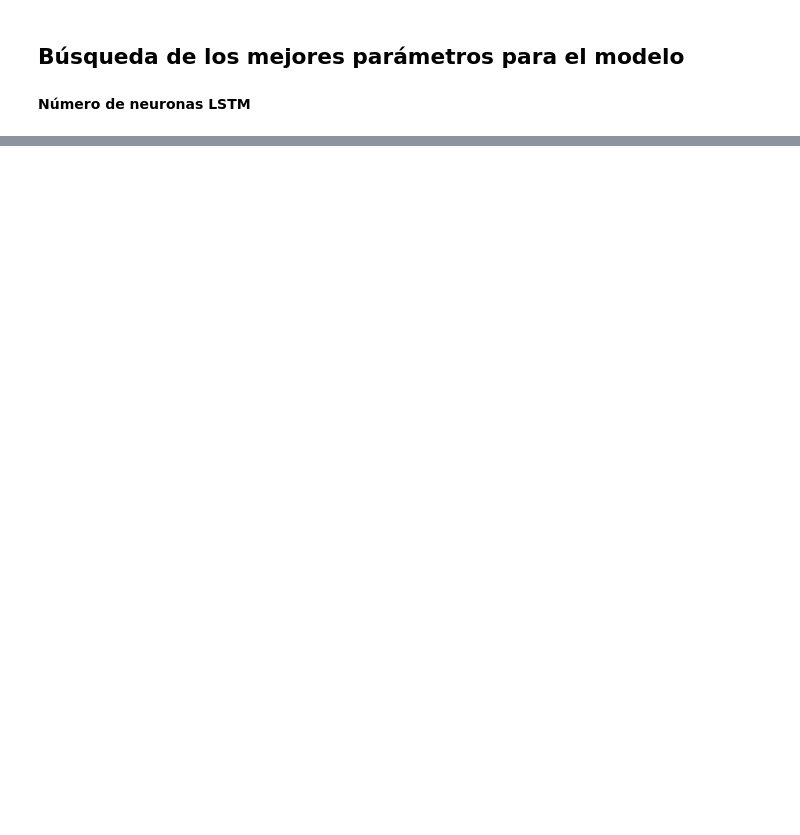
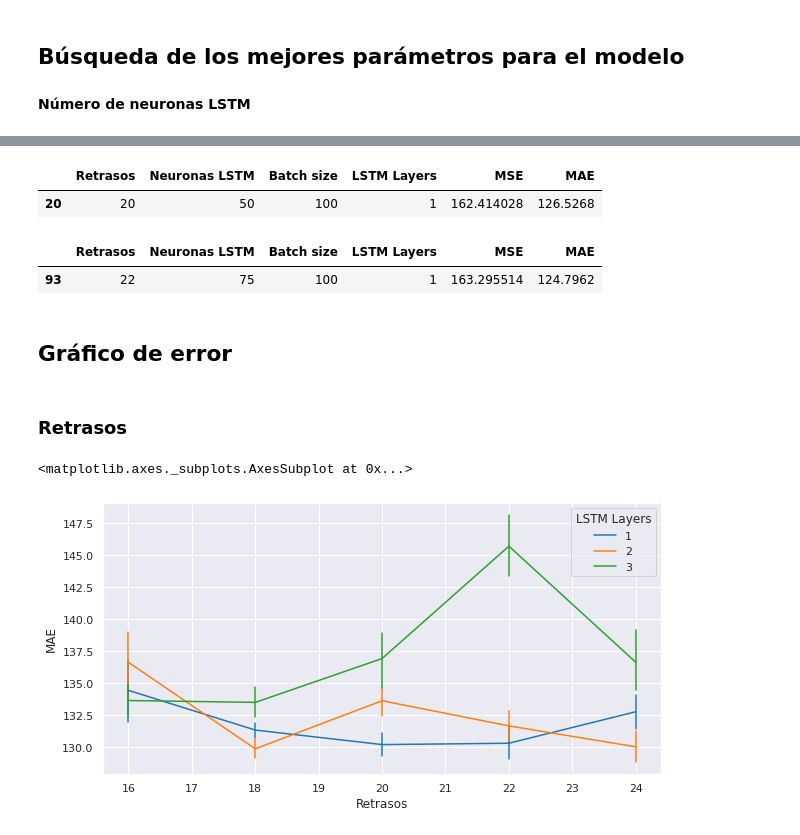
Before and after one commit to danielTeniente/SolarTimeSeries, a Jupyter notebook: Creacion_modelos/Udla9.ipynb, the cells around one changed output, grey strips where cells are left out. Saved outputs shown, nothing was run; the diff lists cells and outputs as text; code cells hidden in the pictures; blank space fills up the shorter version.

```diff
--- a/Creacion_modelos/Udla9.ipynb
+++ b/Creacion_modelos/Udla9.ipynb
@@ -469,0 +376,2 @@ model = keras.models.load_model('/content/RSG_model.h5')
+# %%
+df_resultados =pd.read_csv('./drive/MyDrive/DatosInvestigacion/lstm_resultados.csv')
@@ -527,0 +613,2 @@ df_plot['2015-10-30'].plot(figsize=(12,8))
+# %%
+df_resultados_actuales = df_resultados.reset_index()
@@ -527,0 +638,2 @@ df_plot['2015-10-30'].plot(figsize=(12,8))
+# %%
+df_resultados = pd.read_csv('./drive/MyDrive/DatosInvestigacion/lstm_layers_resultados.csv')
@@ -527,0 +644,2 @@ df_plot['2015-10-30'].plot(figsize=(12,8))
+# %%
+df_resultados = pd.concat([df_resultados,df_resultados_actuales],ignore_index=True)
@@ -527,0 +662,14 @@ df_plot['2015-10-30'].plot(figsize=(12,8))
+# %%
+df_resultados[df_resultados['MSE'] == df_resultados['MSE'].min()]
+# %% [output]
+|  | Retrasos | Neuronas LSTM | Batch size | LSTM Layers | MSE | MAE |
+| 20 | 20 | 50 | 100 | 1 | 162.414028 | 126.5268 |
+# %%
+df_resultados[df_resultados['MAE'] == df_resultados['MAE'].min()]
+# %% [output]
+|  | Retrasos | Neuronas LSTM | Batch size | LSTM Layers | MSE | MAE |
+| 93 | 22 | 75 | 100 | 1 | 163.295514 | 124.7962 |
+# %% [markdown]
+## Gráfico de error
+# %% [markdown]
+### Retrasos
@@ -527,0 +678,6 @@ df_plot['2015-10-30'].plot(figsize=(12,8))
+# %%
+sns.set(rc={"figure.figsize":(10, 5)})
+sns.lineplot(data=df_resultados, x='Retrasos', y='MAE',hue='LSTM Layers',palette='tab10',err_style="bars", ci=68)
+# %% [output]
+<matplotlib.axes._subplots.AxesSubplot at 0x...>
+[figure, added]
```
Also changed, not shown: parts of 129 cells of this notebook, 5 other files.
